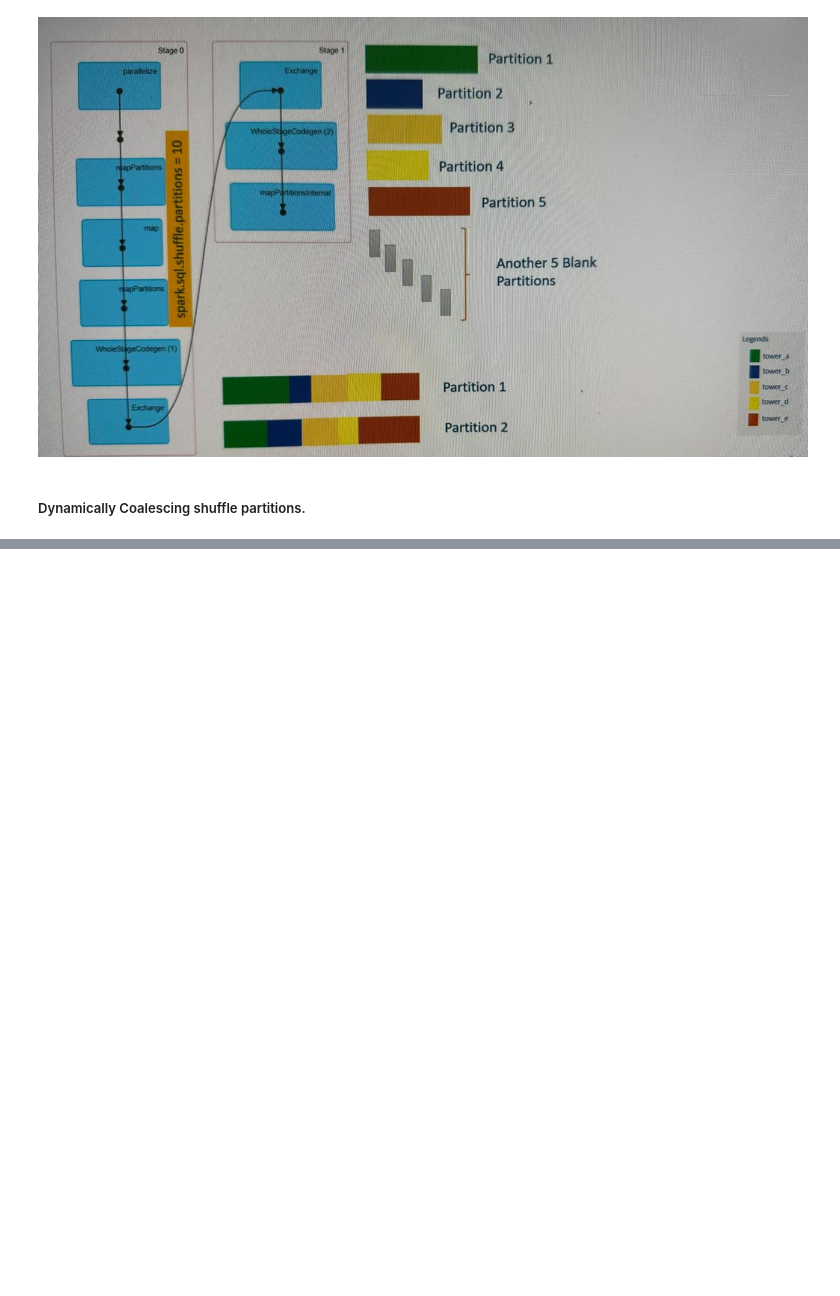
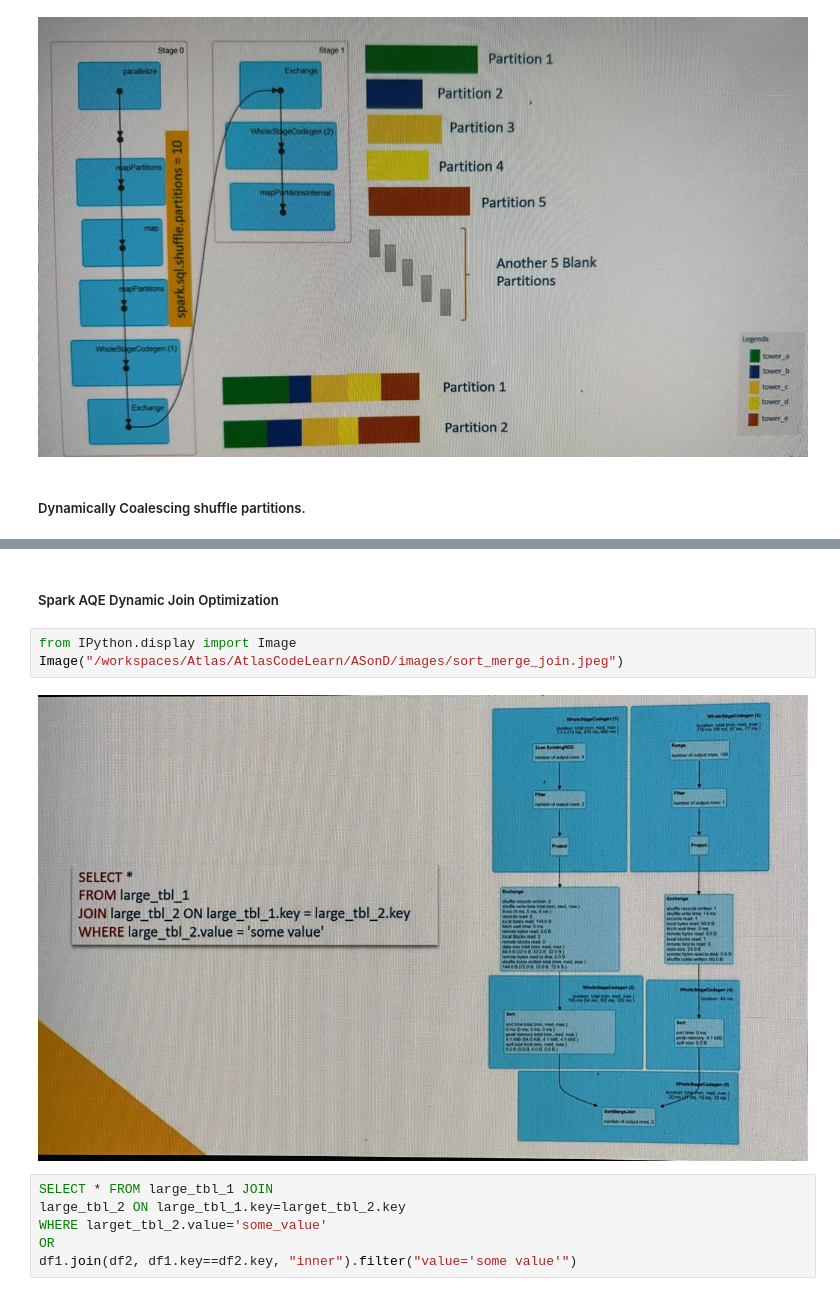
Before and after one commit to StackQ/Atlas, a Jupyter notebook: AtlasCodeLearn/ASonD/AS_Beyond_basics.ipynb, the cells around one changed output, grey strips where cells are left out. Drawn from its saved outputs; the diff is of its cells as text; blank space fills up the shorter version.

```diff
--- a/AtlasCodeLearn/ASonD/AS_Beyond_basics.ipynb
+++ b/AtlasCodeLearn/ASonD/AS_Beyond_basics.ipynb
@@ -344,3 +349,16 @@ This feature coalesces the post shuffle partitions based on the map output stati
 |spark.sql.adaptive.coalescePartitions.minPartitionSize|1MB|The minimum size of shuffle partitions after coalescing. Its value can be at most 20% of spark.sql.adaptive.advisoryPartitionSizeInBytes. This is useful when the target size is ignored during partition coalescing, which is the default case.|3.2.0|
 |spark.sql.adaptive.coalescePartitions.initialPartitionNum|None|The initial number of shuffle partitions before coalescing. If not set, it equals to spark.sql.shuffle.partitions. This configuration only has an effect when spark.sql.adaptive.enabled and spark.sql.adaptive.coalescePartitions.enabled are both enabled.|3.0.0|
 |spark.sql.adaptive.advisoryPartitionSizeInBytes|64MB|The advisory size in bytes of the shuffle partition during adaptive optimization (when spark.sql.adaptive.enabled is true). It takes effect when Spark coalesces small shuffle partitions or splits skewed shuffle partition.|3.0.0|
+# %% [markdown]
+##### Spark AQE Dynamic Join Optimization
+# %%
+from IPython.display import Image
+Image("/workspaces/Atlas/AtlasCodeLearn/ASonD/images/sort_merge_join.jpeg")
+# %% [output]
+[figure, added]
+# %%
+SELECT * FROM large_tbl_1 JOIN
+large_tbl_2 ON large_tbl_1.key=larget_tbl_2.key
+WHERE larget_tbl_2.value='some_value'
+OR
+df1.join(df2, df1.key==df2.key, "inner").filter("value='some value'")
```
Also changed, not shown: parts of 11 cells of this notebook, 10 other files.
